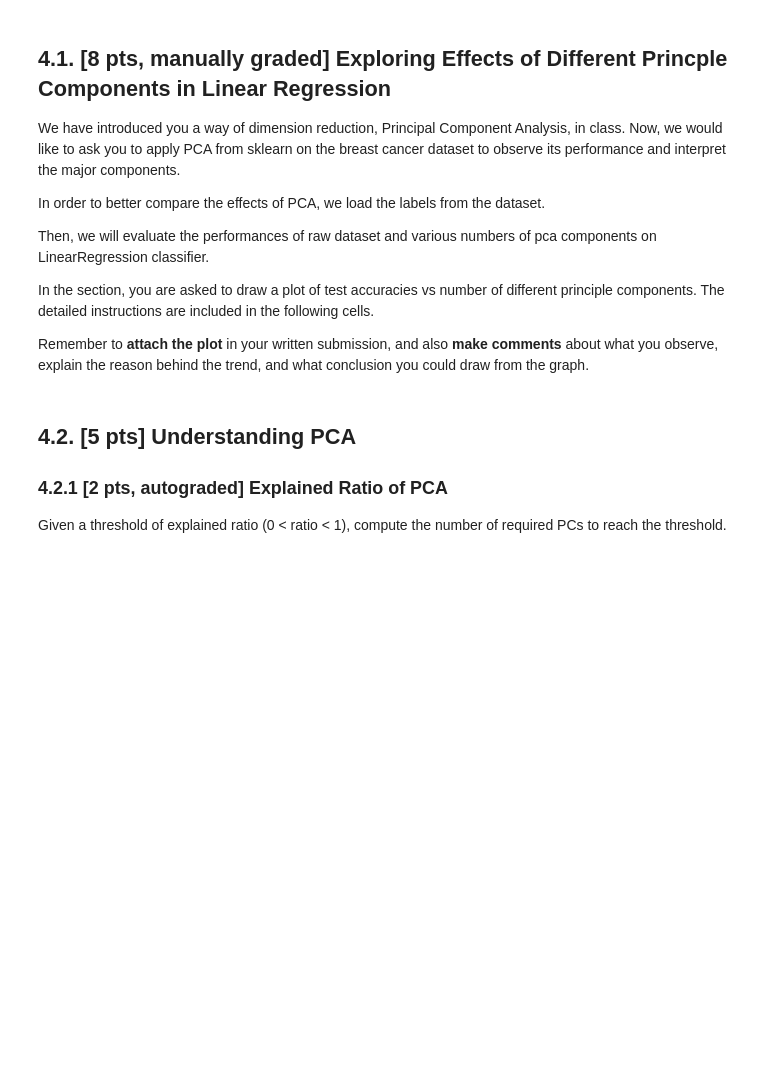
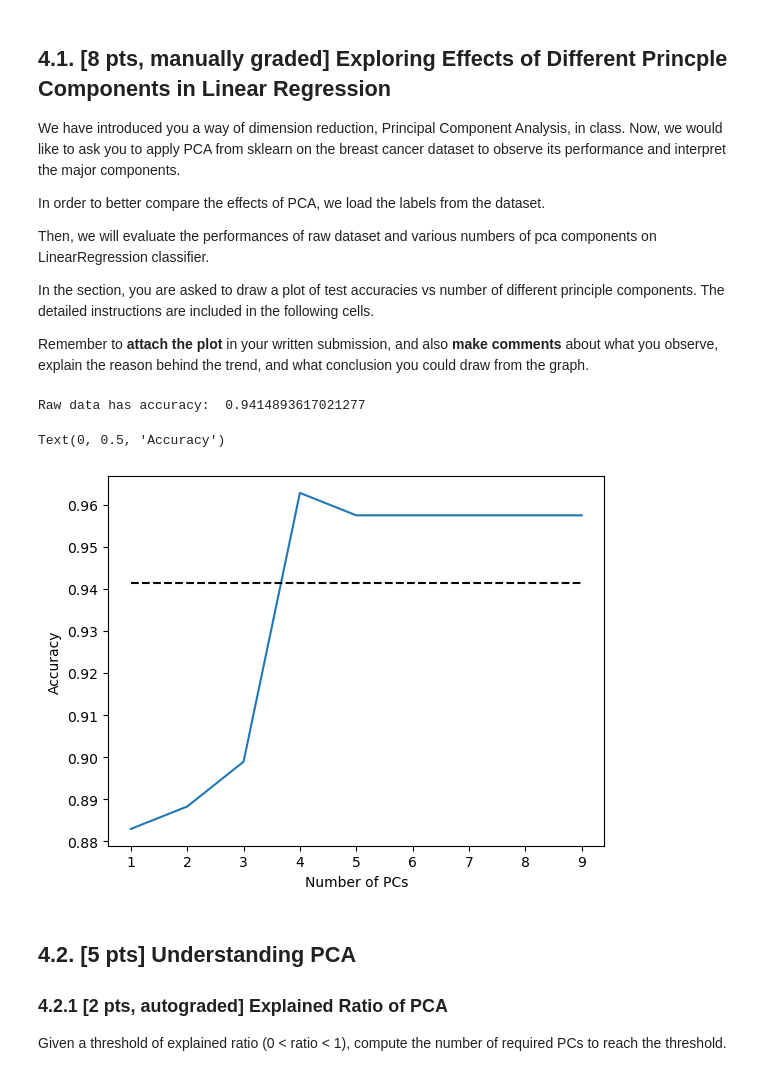
Before and after one commit to qihang-dai/Double-Machine-Learning, a Jupyter notebook: CIS519/hw4/hw4.ipynb, the cells around one changed output. Saved outputs shown, nothing was run; the diff lists cells and outputs as text; code cells hidden in the pictures; blank space fills up the shorter version.

```diff
--- a/CIS519/hw4/hw4.ipynb
+++ b/CIS519/hw4/hw4.ipynb
@@ -927,39 +1071,68 @@ Remember to **attach the plot** in your written submission, and also **make comm
 # load the label from the dataset, which is a binary label 0/1 representing whether the cancer is benign or malignant
 
 ## TODO your code here ##
-...
+# Load the label from the dataset, which is a binary label 0/1 representing whether the cancer is benign or malignant
+cancer = load_breast_cancer()
+data, labels = cancer.data, cancer.target
 ## TODO end ##
 # %%
 # try raw data vs PCA data
 from sklearn.model_selection import train_test_split
 from sklearn.linear_model import LinearRegression
 from sklearn.decomposition import PCA
 
 ## TODO your code here ##
 # Step 1: split the data into train and test set by a test_size of 0.33.
-...
+
+train_data, test_data, train_labels, test_labels = train_test_split(data, labels, test_size=0.33, random_state=42)
+
 
 # Step 2: Train a linear regression model using train set and predict on the test set.
 # As the labels are binary, we should cast the predictions into binary labels as well. (Set predictions >=0.5 as 1)
+
+clf = LinearRegression()
+clf.fit(train_data, train_labels)
+raw_pred = clf.predict(test_data)
+raw_pred = np.where(raw_pred >= 0.5, 1, 0)
+raw_accu = np.sum(raw_pred == test_labels) / len(test_labels)
+
 
 # You might want to print out accuracy scores here
 print("Raw data has accuracy: ", raw_accu)
 
 
 # Step 3: Iterate the number of components from 1 to 10 (exclusive).
 # For each number of PCs, we are training a linear regression model and save its accuracy on the test set following the same style as above.
 # Remeber to only fit the train set and not the test set.
 # You might want to store your accuracies in a list
 accuracies = []
 
-...
+for i in range(1, 10):
+    pca = PCA(n_components=i)
+    pca.fit(train_data)
+    train_data_pca = pca.transform(train_data)
+    test_data_pca = pca.transform(test_data)
+
+    clf = LinearRegression()
+    clf.fit(train_data_pca, train_labels)
+    pred = clf.predict(test_data_pca)
+    pred = np.where(pred >= 0.5, 1, 0)
+    accu = np.sum(pred == test_labels) / len(test_labels)
+    accuracies.append(accu)
 
 # Step 4: Make a plot to compare accuracy vs number of PCs on Linear Regression for the test set.
 # Add a black, dashed line for the test accuracy of linear regression by feeding the raw input data.
 # Remeber to add x, y labels and title to your plot, and comment on your observations.
-...
+plt.plot(range(1, 10), accuracies)
+plt.plot(range(1, 10), [raw_accu] * 9, '--', color='black')
+plt.xlabel('Number of PCs')
+plt.ylabel('Accuracy')
 
 ## TODO end ##
+# %% [output]
+Raw data has accuracy:  0.9414893617021277
+Text(0, 0.5, 'Accuracy')
+[figure, added]
 # %% [markdown]
 ## **4.2. [5 pts] Understanding PCA**
 
```
Also changed, not shown: parts of 33 cells of this notebook, 9 other files.
